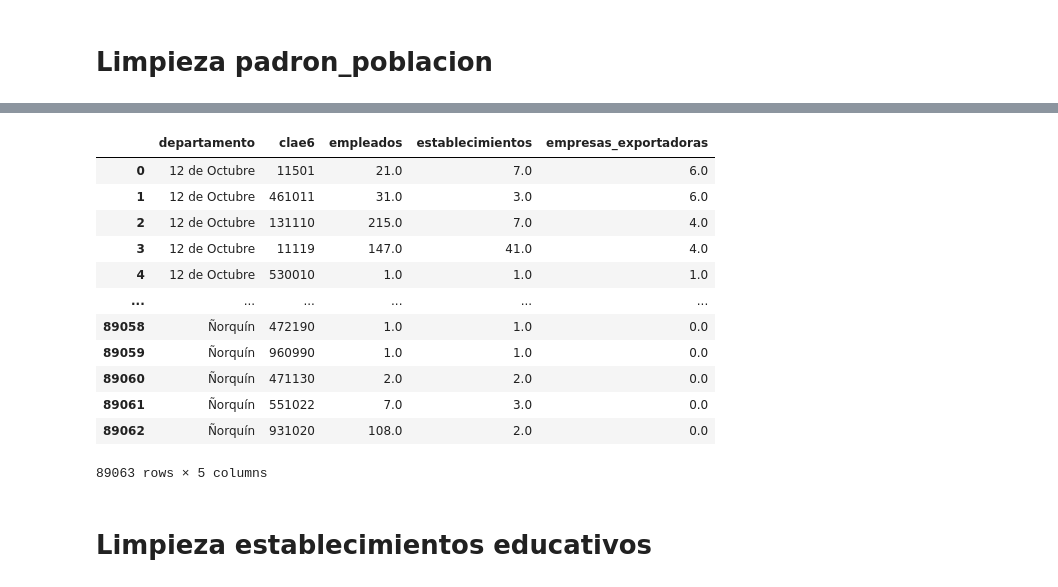
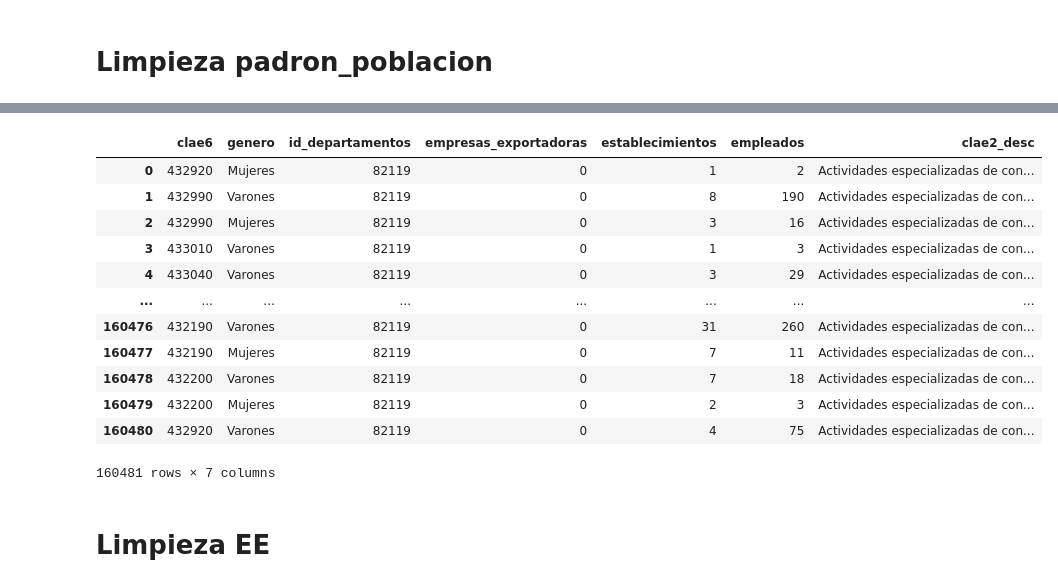
Before and after one commit to roldannahuelalejadro/Labo-Datos-master, a Jupyter notebook: Trabajo Practico 1/Limpieza de datos.ipynb, the cells around one changed output, grey strips where cells are left out. Cells and saved outputs as stored; diff of their text form; code cells hidden in the pictures.

```diff
--- a/Trabajo Practico 1/Limpieza de datos.ipynb
+++ b/Trabajo Practico 1/Limpieza de datos.ipynb
@@ -101,9 +221,0 @@ False
-# %%
-# Cambio el nombre en las columnas de '1º de Mayo' y 'Puan' en el df de EP
-
-#saco los indices de los id sucios:
-datos_departamento['departamento'] = datos_departamento['departamento'].replace({
-    'Puán': 'Puan',
-    '1° de Mayo': '1º de Mayo'
-})
-print(datos_departamento['departamento'].unique())
@@ -147,34 +222,36 @@ interseccion_lista = list(interseccion_set)
-# %%
-# Me quedo con los datos que quiero:
-
-consultaSQL = """
-SELECT
-    departamento,
-    clae6,
-    SUM(Empleo) as empleados,
-    SUM(Establecimientos) as establecimientos,
-    SUM(empresas_exportadoras) as empresas_exportadoras
-FROM datos_departamento
-WHERE anio = 2022
-GROUP BY clae6, departamento
-ORDER BY departamento, empresas_exportadoras DESC
-              """
-
-datos_departamento_limpios = dd.sql(consultaSQL).df()
-datos_departamento_limpios
-# %% [output]
-|  | departamento | clae6 | empleados | establecimientos | empresas_exportadoras |
-| 0 | 12 de Octubre | 11501 | 21.0 | 7.0 | 6.0 |
-| 1 | 12 de Octubre | 461011 | 31.0 | 3.0 | 6.0 |
-| 2 | 12 de Octubre | 131110 | 215.0 | 7.0 | 4.0 |
-| 3 | 12 de Octubre | 11119 | 147.0 | 41.0 | 4.0 |
-| 4 | 12 de Octubre | 530010 | 1.0 | 1.0 | 1.0 |
-| ... | ... | ... | ... | ... | ... |
-| 89058 | Ñorquín | 472190 | 1.0 | 1.0 | 0.0 |
-| 89059 | Ñorquín | 960990 | 1.0 | 1.0 | 0.0 |
-| 89060 | Ñorquín | 471130 | 2.0 | 2.0 | 0.0 |
-| 89061 | Ñorquín | 551022 | 7.0 | 3.0 | 0.0 |
-| 89062 | Ñorquín | 931020 | 108.0 | 2.0 | 0.0 |
-89063 rows × 5 columns
+# %%
+consultaSQL = """
+SELECT
+    datos_departamento.clae6,
+    genero,
+    in_departamentos AS id_departamentos,
+    empresas_exportadoras,
+    establecimientos AS establecimientos,
+    empleo AS empleados,
+    clae2_desc
+FROM datos_departamento
+
+INNER JOIN  actividades_establecimientos_productivos
+ON datos_departamento.clae6 = actividades_establecimientos_productivos.clae6
+WHERE anio = 2022
+              """
+
+datos_establecimientos= dd.sql(consultaSQL).df()
+
+datos_establecimientos
+# %% [output]
+|  | clae6 | genero | id_departamentos | empresas_exportadoras | establecimientos | empleados | clae2_desc |
+| 0 | 432920 | Mujeres | 82119 | 0 | 1 | 2 | Actividades especializadas de con... |
+| 1 | 432990 | Varones | 82119 | 0 | 8 | 190 | Actividades especializadas de con... |
+| 2 | 432990 | Mujeres | 82119 | 0 | 3 | 16 | Actividades especializadas de con... |
+| 3 | 433010 | Varones | 82119 | 0 | 1 | 3 | Actividades especializadas de con... |
+| 4 | 433040 | Varones | 82119 | 0 | 3 | 29 | Actividades especializadas de con... |
+| ... | ... | ... | ... | ... | ... | ... | ... |
+| 160476 | 432190 | Varones | 82119 | 0 | 31 | 260 | Actividades especializadas de con... |
+| 160477 | 432190 | Mujeres | 82119 | 0 | 7 | 11 | Actividades especializadas de con... |
+| 160478 | 432200 | Varones | 82119 | 0 | 7 | 18 | Actividades especializadas de con... |
+| 160479 | 432200 | Mujeres | 82119 | 0 | 2 | 3 | Actividades especializadas de con... |
+| 160480 | 432920 | Varones | 82119 | 0 | 4 | 75 | Actividades especializadas de con... |
+160481 rows × 7 columns
 # %%
 
@@ -189,2 +262,2 @@ datos_departamento_limpios.to_csv(ruta_archivo, index=False)
 # %% [markdown]
-# Limpieza establecimientos educativos
+# Limpieza EE
```
Also changed, not shown: parts of 25 cells of this notebook.
